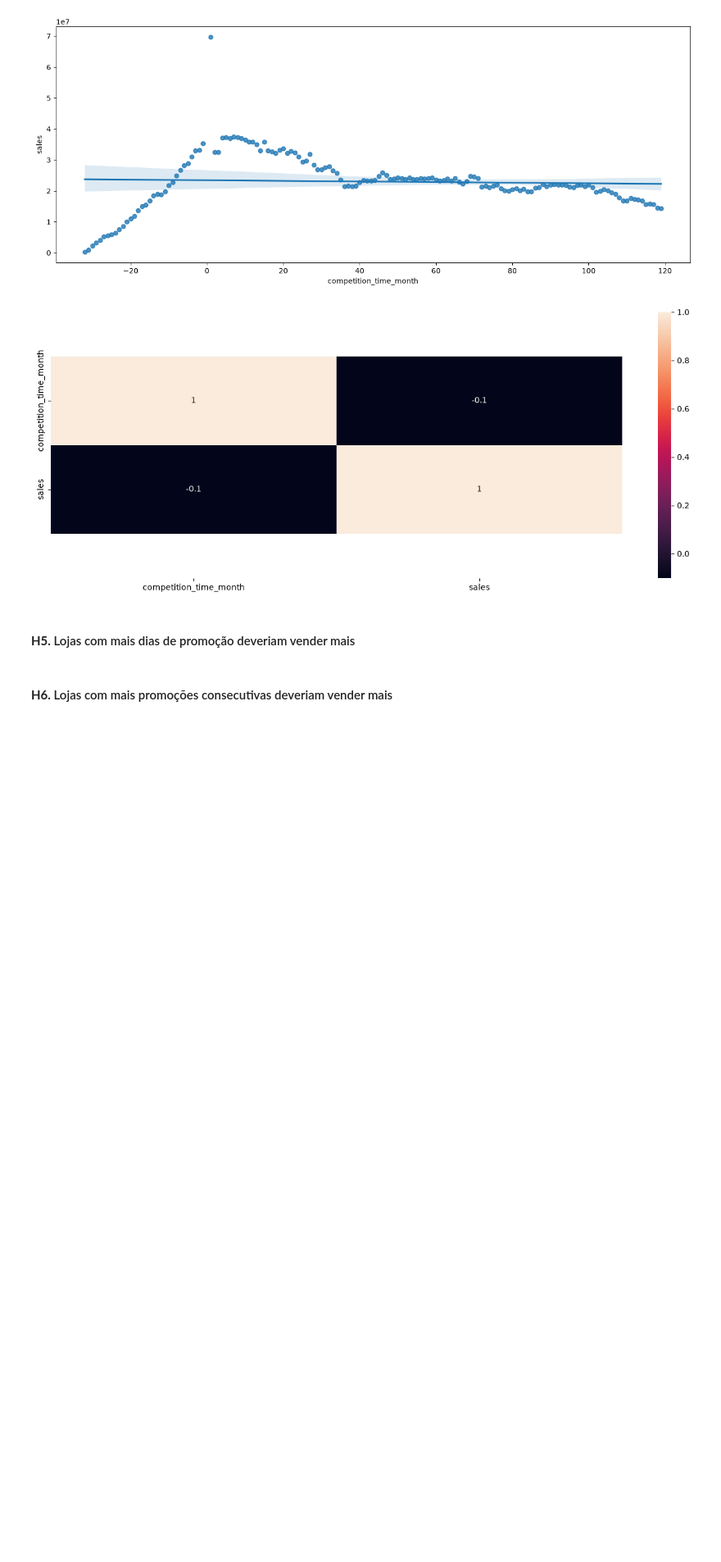
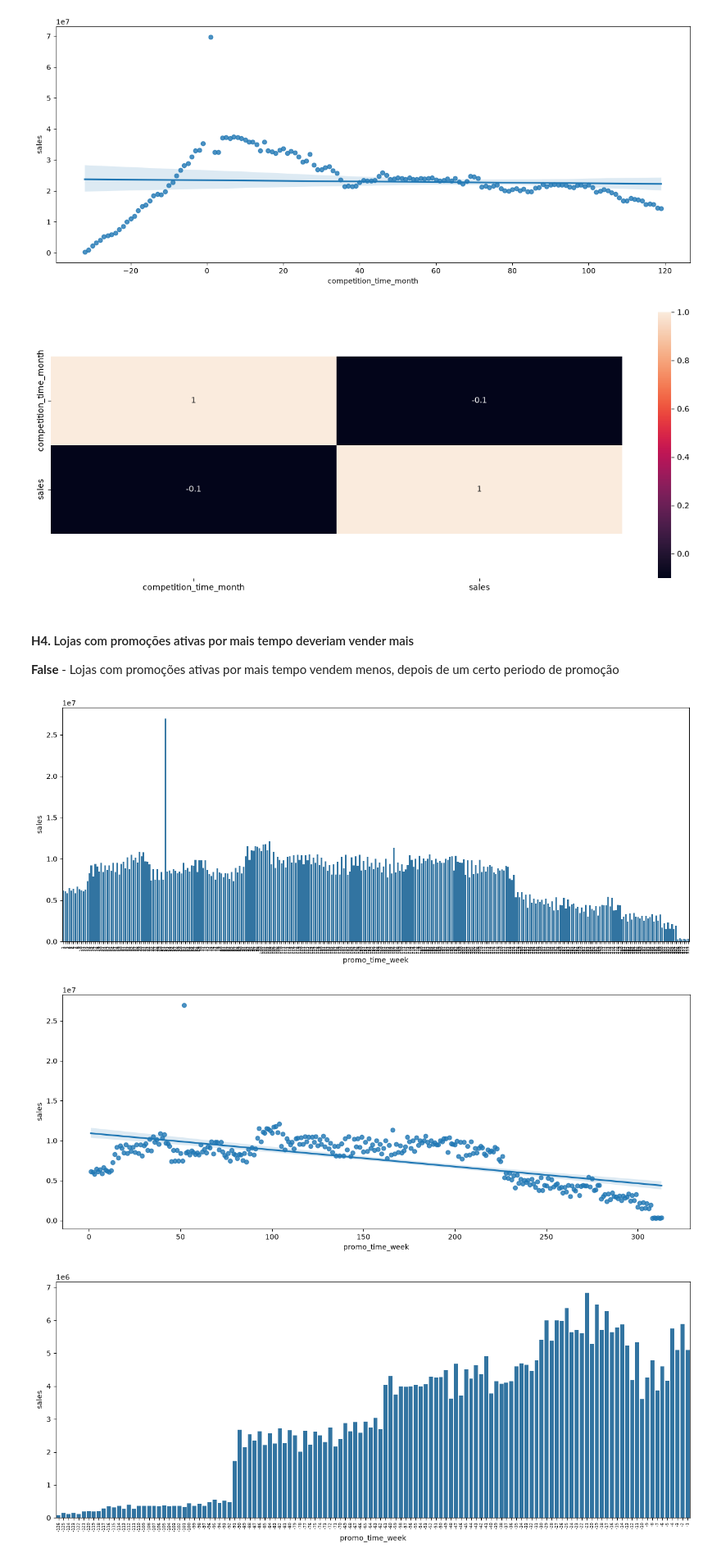
Before and after one commit to guigrandim/rossmann_store_sales, a Jupyter notebook: notebooks/datasets_analysis.ipynb, the cells around one changed output. Shown at 82% size. Drawn from its saved outputs; the diff is of its cells as text; code cells hidden in the pictures; blank space fills up the shorter version.

```diff
--- a/notebooks/datasets_analysis.ipynb
+++ b/notebooks/datasets_analysis.ipynb
@@ -536,6 +536,41 @@ plt.show()
 [figure]
 [figure]
 # %% [markdown]
-#### **H5.** Lojas com mais dias de promoção deveriam vender mais
+#### **H4.** Lojas com promoções ativas por mais tempo deveriam vender mais
+
+**False** - Lojas com promoções ativas por mais tempo vendem menos, depois de um certo periodo de promoção
-# %% [markdown]
-#### **H6.** Lojas com mais promoções consecutivas deveriam vender mais
+# %%
+aux1 = df4[['promo_time_week','sales']].groupby('promo_time_week').sum().reset_index()
+
+plt.figure(figsize=(16, 6))
+aux2 = aux1[aux1['promo_time_week']> 0] # promo extendido
+sns.barplot(x='promo_time_week', y='sales', data=aux2);
+plt.xticks(fontsize=6, rotation = 90)
+plt.show()
+
+plt.figure(figsize=(16, 6))
+sns.regplot(x='promo_time_week', y='sales', data=aux2);
+plt.show()
+
+plt.figure(figsize=(16, 6))
+aux3 = aux1[aux1['promo_time_week']< 0] # promo regular
+sns.barplot(x='promo_time_week', y='sales', data=aux3);
+plt.xticks(fontsize=6, rotation = 90)
+plt.show()
+
+plt.figure(figsize=(16, 6))
+sns.regplot(x='promo_time_week', y='sales', data=aux3);
+plt.show()
+
+plt.figure(figsize=(16, 6))
+x = sns.heatmap(
+    aux1[['promo_time_week', 'sales']].corr(method='pearson'),
+    annot=True
+)
+bottom, top = x.get_ylim()
+x.set_ylim(bottom + 0.5, top - 0.5)
+plt.show()
+# %% [output]
+[figure, added]
+[figure, added]
+[figure, added]
```
Also changed, not shown: parts of 3 cells of this notebook.
